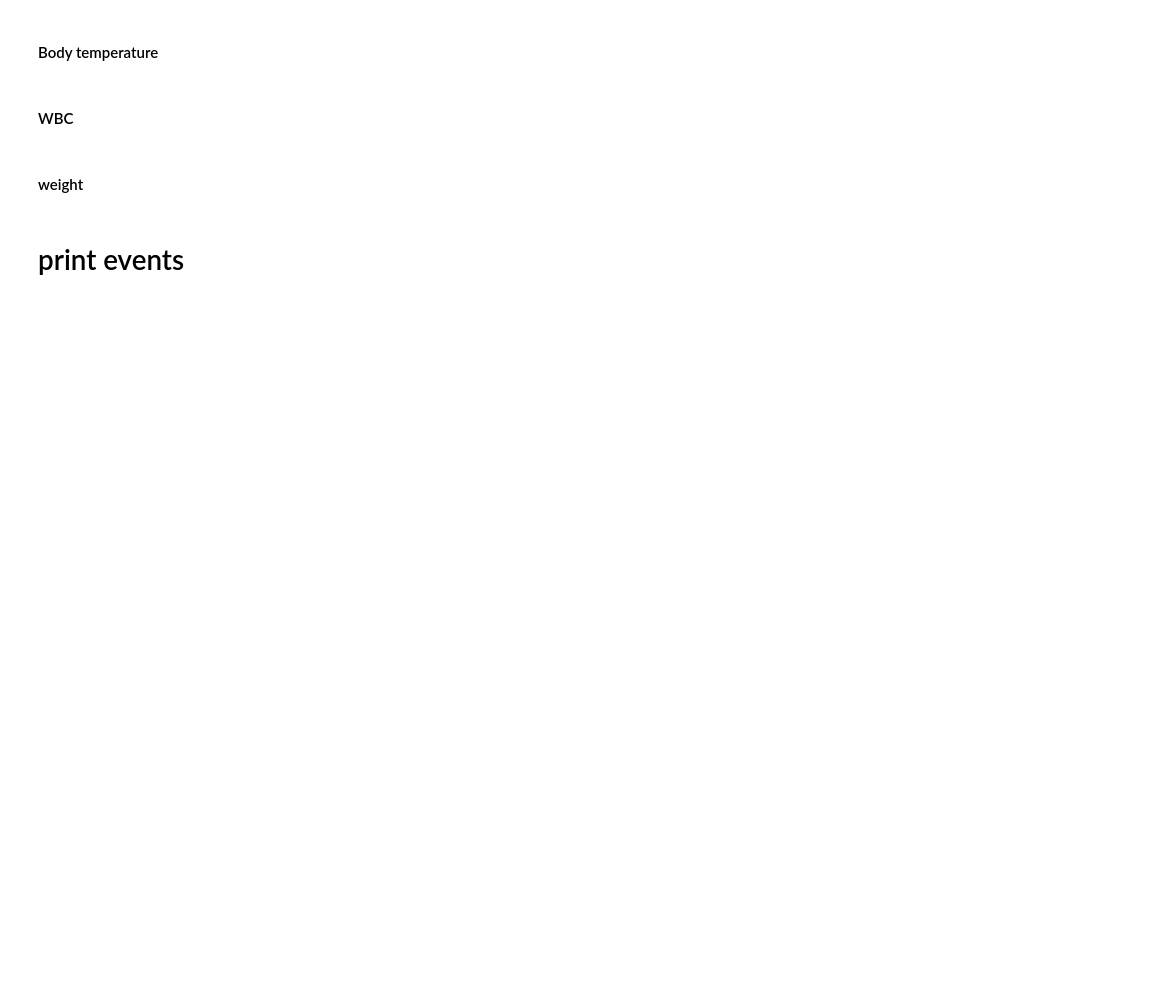
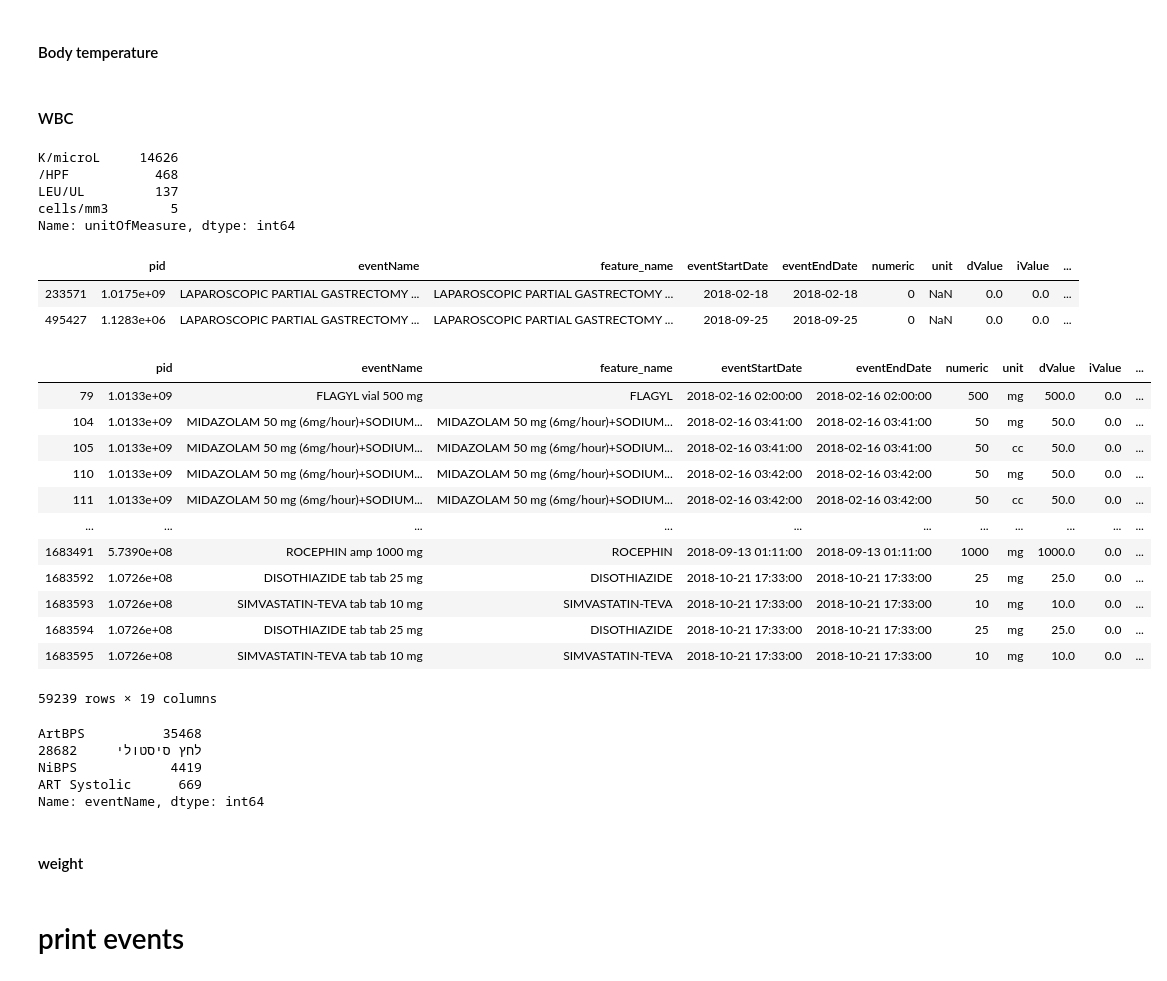
Before and after one commit to nomihadar/Anastomotic-Leak-Prediction, a Jupyter notebook: Scripts/parseData4.ipynb, the cells around one changed output. Cells and saved outputs as stored; diff of their text form; code cells hidden in the pictures; blank space fills up the shorter version.

```diff
--- a/Scripts/parseData4.ipynb
+++ b/Scripts/parseData4.ipynb
@@ -64,9 +56,3 @@ Index(['pid', 'admissionId', 'eventName', 'eventStartDate', 'eventEndDate',
-# %%
-df = events.copy()
-data = ['pid', 'admissionId', 'eventName', 'eventStartDate', 'eventEndDate',
-       'dValue', 'iValue', 'sValue', 'eventDesc', 'unitOfMeasure',
-       'orderNumber', 'organismId', 'eventCode', 'eventCodeOrg', 'eventType',
-       'eventTypeOrg', 'sourceName', 'numeric', 'feature_name', 'unit']
 # %% [markdown]
 # New column: feature name
 # %%
@@ -107,0 +101,5 @@ df['numeric'] = df.groupby('eventName', group_keys=False).apply(replace_values,
+# %%
+df = df[['pid', 'eventName', 'feature_name','eventStartDate', 'eventEndDate',  'numeric', 'unit',
+       'dValue', 'iValue', 'sValue', 'eventDesc', 'unitOfMeasure',
+       'orderNumber', 'organismId', 'eventCode', 'eventCodeOrg', 'eventType',
+       'eventTypeOrg', 'sourceName']]
@@ -193,11 +196,59 @@ temp_ix = temp[temp > 45].index
 df.loc[temp_ix, 'numeric'] = None
 # %% [markdown]
 #### WBC
-# %%
-#temporarily leave only "K/microL"
-wbc_ix = df.loc[df['feature_name'] == 'WBC'].loc[df['unitOfMeasure'] == 'K/microL'].index
-
-df_ix = df_ix.union(wbc_ix)
+# %%
+wbc = df.loc[df['eventName'] == 'WBC', 'unitOfMeasure'].value_counts()
+display(wbc)
+
+for unit in wbc.head(3).index:
+    wbc_ix = df.loc[df['feature_name'] == 'WBC'].loc[df['unitOfMeasure'] == unit].index
+    df.loc[wbc_ix, 'feature_name'] = 'WBC_' + unit
+    df.loc[wbc_ix, 'unit'] = unit
+# %% [output]
+K/microL     14626
+/HPF           468
+LEU/UL         137
+cells/mm3        5
+Name: unitOfMeasure, dtype: int64
+# %%
+
+df.loc[df['eventName'] == 'LAPAROSCOPIC PARTIAL GASTRECTOMY WEDGE RESECTION 436103']
+# %% [output]
+|  | pid | eventName | feature_name | eventStartDate | eventEndDate | numeric | unit | dValue | iValue | ... |
+| 233571 | 1.0175e+09 | LAPAROSCOPIC PARTIAL GASTRECTOMY ... | LAPAROSCOPIC PARTIAL GASTRECTOMY ... | 2018-02-18 | 2018-02-18 | 0 | NaN | 0.0 | 0.0 | ... |
+| 495427 | 1.1283e+06 | LAPAROSCOPIC PARTIAL GASTRECTOMY ... | LAPAROSCOPIC PARTIAL GASTRECTOMY ... | 2018-09-25 | 2018-09-25 | 0 | NaN | 0.0 | 0.0 | ... |
+# %%
+
+
+
+
+df.loc[df['sourceName'] == '[MIRROR_Chameleon].[MedExecutionMedicine]']
+# %% [output]
+|  | pid | eventName | feature_name | eventStartDate | eventEndDate | numeric | unit | dValue | iValue | ... |
+| 79 | 1.0133e+09 | FLAGYL vial 500 mg | FLAGYL | 2018-02-16 02:00:00 | 2018-02-16 02:00:00 | 500 | mg | 500.0 | 0.0 | ... |
+| 104 | 1.0133e+09 | MIDAZOLAM 50 mg (6mg/hour)+SODIUM... | MIDAZOLAM 50 mg (6mg/hour)+SODIUM... | 2018-02-16 03:41:00 | 2018-02-16 03:41:00 | 50 | mg | 50.0 | 0.0 | ... |
+| 105 | 1.0133e+09 | MIDAZOLAM 50 mg (6mg/hour)+SODIUM... | MIDAZOLAM 50 mg (6mg/hour)+SODIUM... | 2018-02-16 03:41:00 | 2018-02-16 03:41:00 | 50 | cc | 50.0 | 0.0 | ... |
+| 110 | 1.0133e+09 | MIDAZOLAM 50 mg (6mg/hour)+SODIUM... | MIDAZOLAM 50 mg (6mg/hour)+SODIUM... | 2018-02-16 03:42:00 | 2018-02-16 03:42:00 | 50 | mg | 50.0 | 0.0 | ... |
+| 111 | 1.0133e+09 | MIDAZOLAM 50 mg (6mg/hour)+SODIUM... | MIDAZOLAM 50 mg (6mg/hour)+SODIUM... | 2018-02-16 03:42:00 | 2018-02-16 03:42:00 | 50 | cc | 50.0 | 0.0 | ... |
+| ... | ... | ... | ... | ... | ... | ... | ... | ... | ... | ... |
+| 1683491 | 5.7390e+08 | ROCEPHIN amp 1000 mg | ROCEPHIN | 2018-09-13 01:11:00 | 2018-09-13 01:11:00 | 1000 | mg | 1000.0 | 0.0 | ... |
+| 1683592 | 1.0726e+08 | DISOTHIAZIDE tab tab 25 mg | DISOTHIAZIDE | 2018-10-21 17:33:00 | 2018-10-21 17:33:00 | 25 | mg | 25.0 | 0.0 | ... |
+| 1683593 | 1.0726e+08 | SIMVASTATIN-TEVA tab tab 10 mg | SIMVASTATIN-TEVA | 2018-10-21 17:33:00 | 2018-10-21 17:33:00 | 10 | mg | 10.0 | 0.0 | ... |
+| 1683594 | 1.0726e+08 | DISOTHIAZIDE tab tab 25 mg | DISOTHIAZIDE | 2018-10-21 17:33:00 | 2018-10-21 17:33:00 | 25 | mg | 25.0 | 0.0 | ... |
+| 1683595 | 1.0726e+08 | SIMVASTATIN-TEVA tab tab 10 mg | SIMVASTATIN-TEVA | 2018-10-21 17:33:00 | 2018-10-21 17:33:00 | 10 | mg | 10.0 | 0.0 | ... |
+59239 rows × 19 columns
+# %%
+df.loc[df['feature_name'] == 'body temperature', 'eventCode'].value_counts()
+
+x = df.groupby('eventCode', group_keys=False)['eventName'].size().sort_values()
+
+df.loc[df['eventCode'] == '271649006', 'eventName'].value_counts()
+# %% [output]
+ArtBPS          35468
+לחץ סיסטולי     28682
+NiBPS            4419
+ART Systolic      669
+Name: eventName, dtype: int64
 # %% [markdown]
 #### weight
 # %%
```
Also changed, not shown: parts of 11 cells of this notebook, 1 other file.
